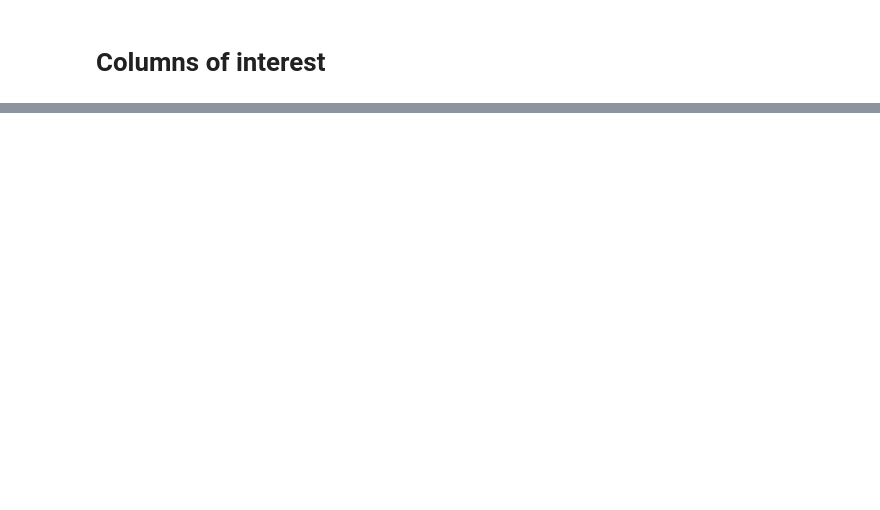
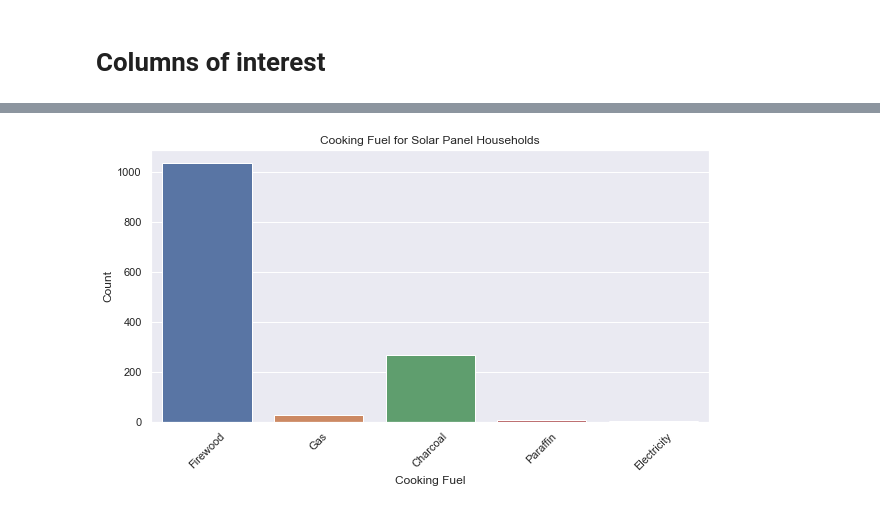
Before and after one commit to whitehackr/solar_tz, a Jupyter notebook: data_and_analysis/survey_review.ipynb, the cells around one changed output, grey strips where cells are left out. Cells and saved outputs as stored; diff of their text form; code cells hidden in the pictures; blank space fills up the shorter version.

```diff
--- a/data_and_analysis/survey_review.ipynb
+++ b/data_and_analysis/survey_review.ipynb
@@ -85,0 +273,11 @@ hh_merged
+# %%
+sns.set()
+plt.figure(figsize=(10, 5))
+sns.countplot(data=i_hh_energy[i_hh_energy['electricity_source'] == 'Solar Panels'], x='cooking_fuel')
+plt.title('Cooking Fuel for Solar Panel Households')
+plt.xlabel('Cooking Fuel')
+plt.ylabel('Count')
+plt.xticks(rotation=45)
+plt.show()
+# %% [output]
+[figure, added]
```
Also changed, not shown: parts of 24 cells of this notebook.
